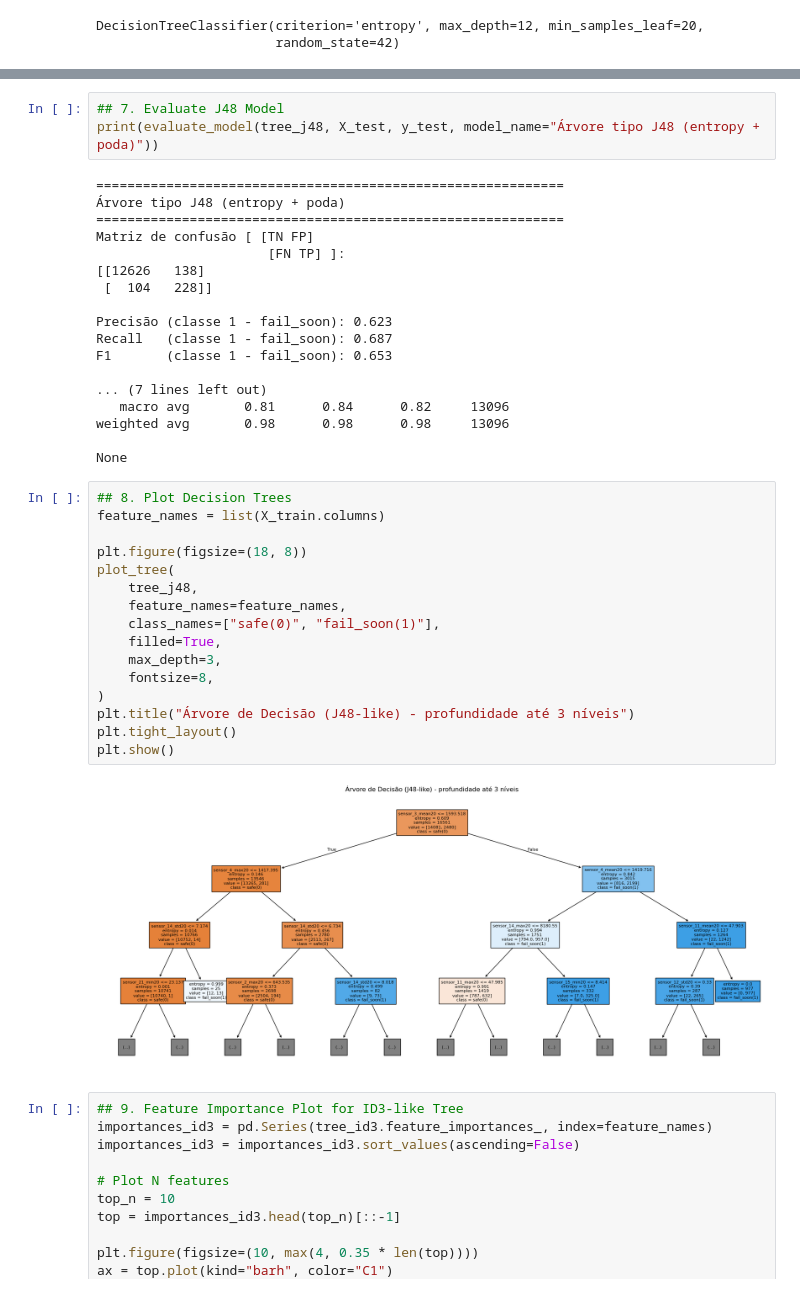
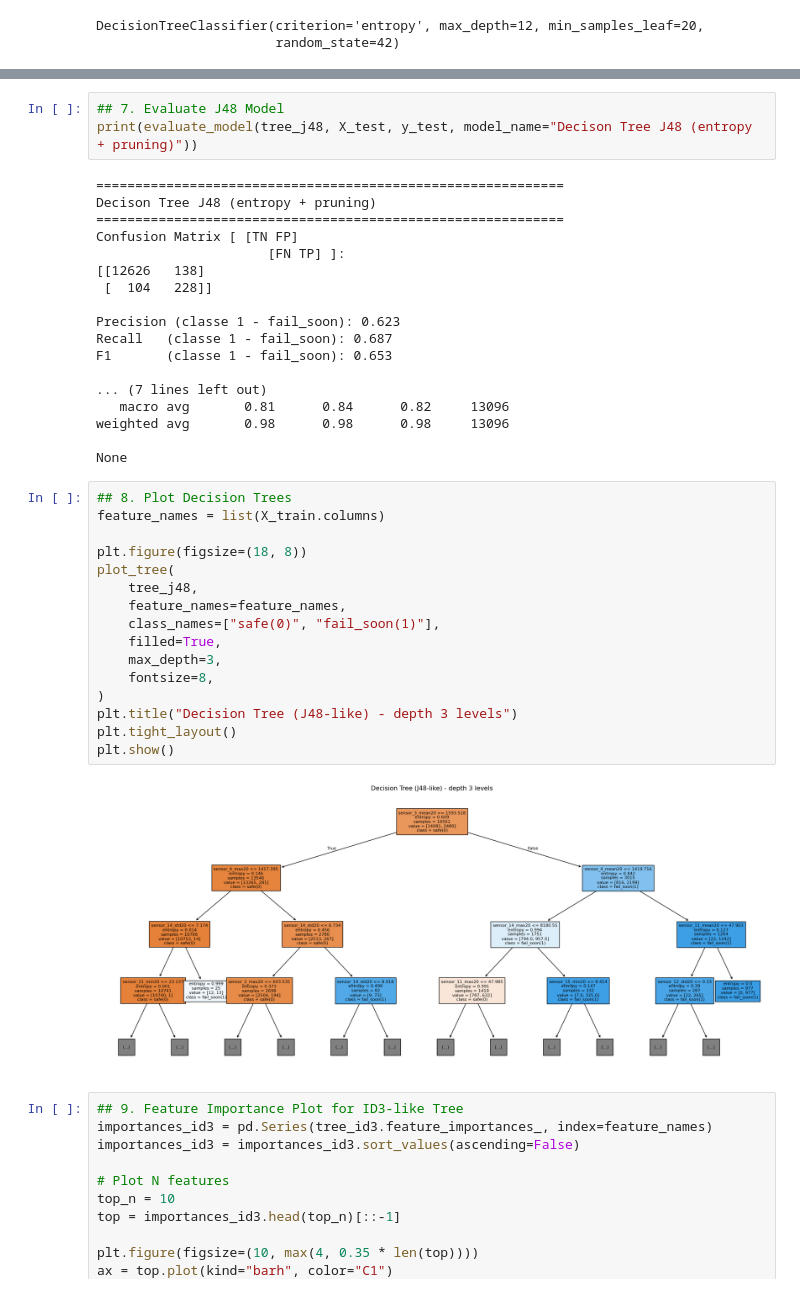
Before and after one commit to SauloLacerdaP/NASA_Turbofan_Decison_Tree, a Jupyter notebook: Decison_tree_models.ipynb, the cells around one changed output, grey strips where cells are left out. Cells and saved outputs as stored; diff of their text form.

```diff
--- a/Decison_tree_models.ipynb
+++ b/Decison_tree_models.ipynb
@@ -101,17 +101,17 @@ weighted avg       0.98      0.98      0.98     13096
 None
 # %%
 ## 7. Evaluate J48 Model
-print(evaluate_model(tree_j48, X_test, y_test, model_name="Árvore tipo J48 (entropy + poda)"))
+print(evaluate_model(tree_j48, X_test, y_test, model_name="Decison Tree J48 (entropy + pruning)"))
 # %% [output]
 ============================================================
-Árvore tipo J48 (entropy + poda)
+Decison Tree J48 (entropy + pruning)
 ============================================================
-Matriz de confusão [ [TN FP]
+Confusion Matrix [ [TN FP]
                       [FN TP] ]:
 [[12626   138]
  [  104   228]]
 
-Precisão (classe 1 - fail_soon): 0.623
+Precision (classe 1 - fail_soon): 0.623
 Recall   (classe 1 - fail_soon): 0.687
 F1       (classe 1 - fail_soon): 0.653
 
@@ -123,21 +123,21 @@ None
 # %%
 ## 8. Plot Decision Trees
 feature_names = list(X_train.columns)
 
 plt.figure(figsize=(18, 8))
 plot_tree(
     tree_j48,
     feature_names=feature_names,
     class_names=["safe(0)", "fail_soon(1)"],
     filled=True,
     max_depth=3,
     fontsize=8,
 )
-plt.title("Árvore de Decisão (J48-like) - profundidade até 3 níveis")
+plt.title("Decision Tree (J48-like) - depth 3 levels")
 plt.tight_layout()
 plt.show()
 # %% [output]
-[figure, old version]
+[figure, new version]
 # %%
 ## 9. Feature Importance Plot for ID3-like Tree
 importances_id3 = pd.Series(tree_id3.feature_importances_, index=feature_names)
```
Also changed, not shown: parts of 2 cells of this notebook.
